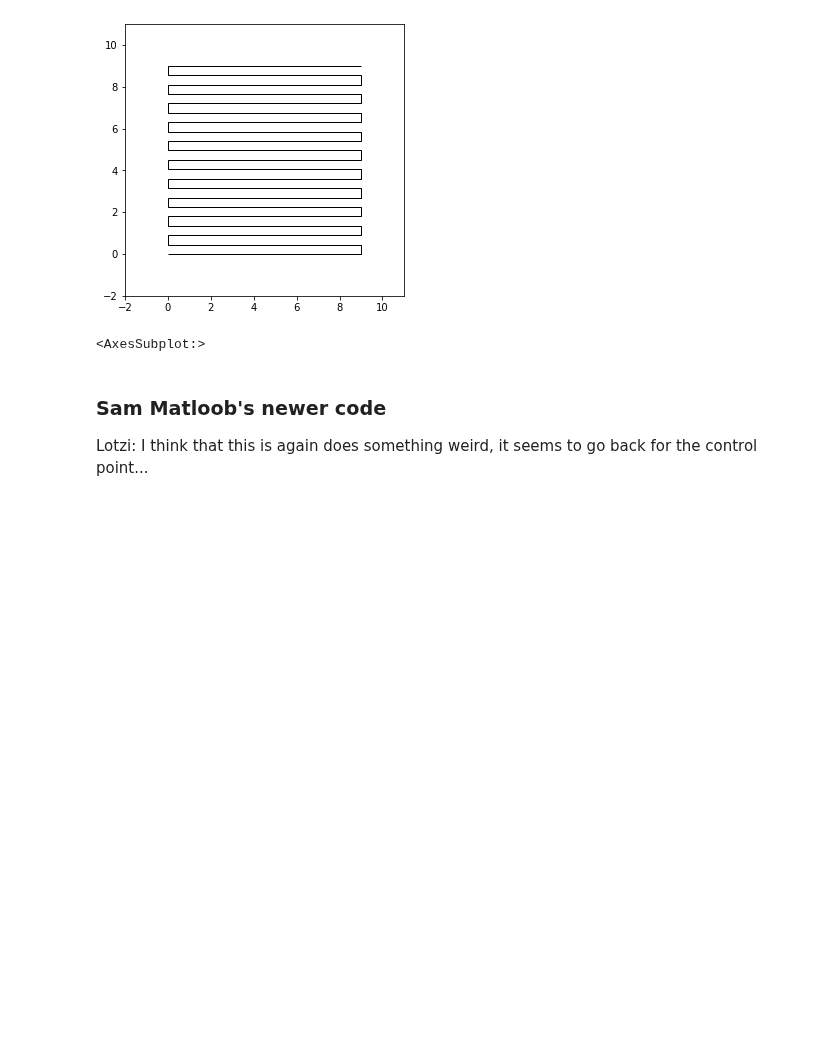
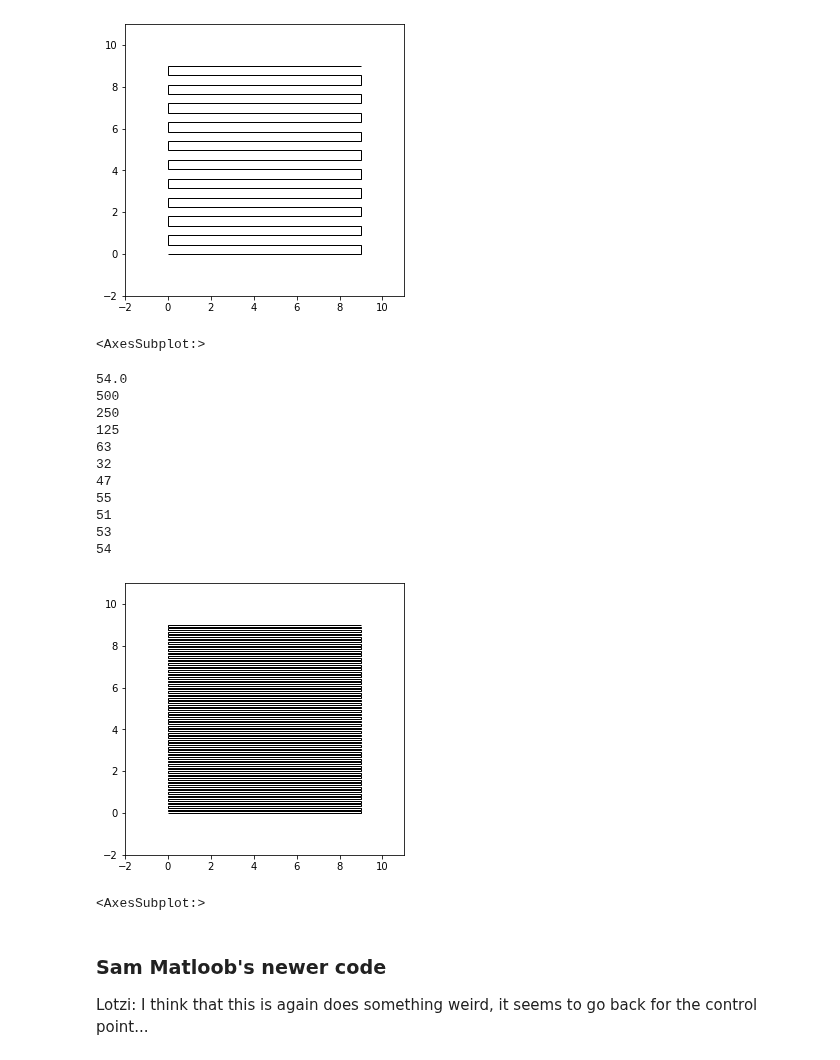
Before and after one commit to lboloni/WaterberryFarms, a Jupyter notebook: notebooks/PathGenerators-experiments.ipynb, the cells around one changed output. Saved outputs shown, nothing was run; the diff lists cells and outputs as text; code cells hidden in the pictures; blank space fills up the shorter version.

```diff
--- a/notebooks/PathGenerators-experiments.ipynb
+++ b/notebooks/PathGenerators-experiments.ipynb
@@ -75,6 +75,50 @@ visualize_path_and_control_points(path, [])
 # %% [output]
 [figure]
 <AxesSubplot:>
+# %%
+def get_path_length(starting_point, path):
+    """Returns the length of the generated path. We assume that the starting point is 0, 0"""
+    current = starting_point
+    length = 0
+    for a in path:
+        length += euclidean_distance(current, a)
+        current = a
+    return length
+
+print(get_path_length([0,0], path))
+
+def find_fixed_budget_lawnmower(starting_point, x_min, x_max, y_min, y_max, velocity, time):
+    """Finds a lawnmower pattern that covers the area"""
+    windsmax = 1000
+    windsmin = 1
+    distancebudget = velocity * time
+    while windsmax > windsmin + 1:
+        windstest = (windsmin + windsmax) // 2
+        print(windstest)
+        path = generate_lawnmower(x_min, x_max, y_min, y_max, winds = windstest)
+        length = get_path_length(starting_point, path)
+        if length > distancebudget:
+            windsmax = windstest
+        else:
+            windsmin = windstest
+    return path
+
+path = find_fixed_budget_lawnmower([0, 0], x_min=0, x_max=9, y_min=0, y_max=9, velocity=1,  time=1000)
+visualize_path_and_control_points(path, [])
+# %% [output]
+54.0
+500
+250
+125
+63
+32
+47
+55
+51
+53
+54
+[figure, added]
+<AxesSubplot:>
 # %% [markdown]
 ### Sam Matloob's newer code
 Lotzi: I think that this is again does something weird, it seems to go back for the control point...
```
Also changed, not shown: parts of 2 cells of this notebook, 6 other files.
